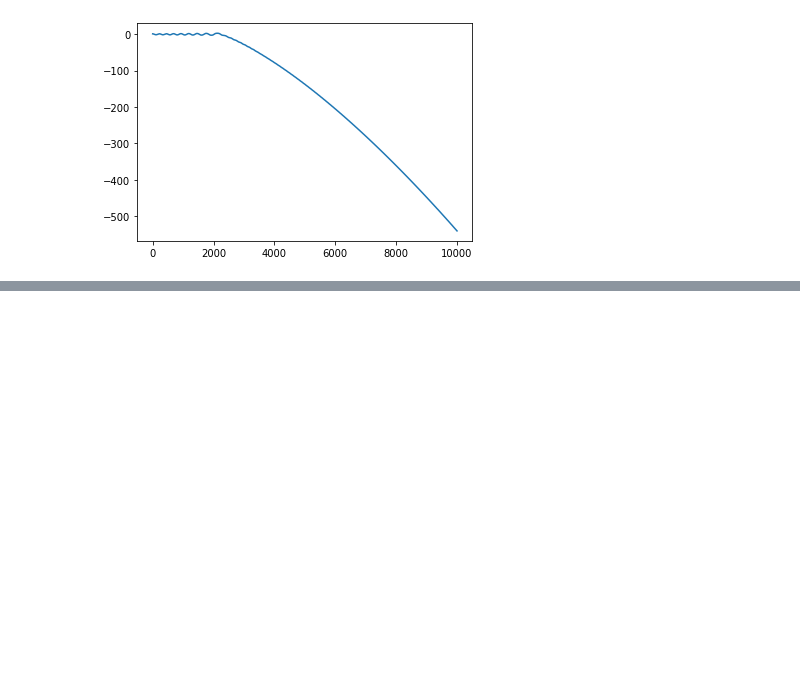
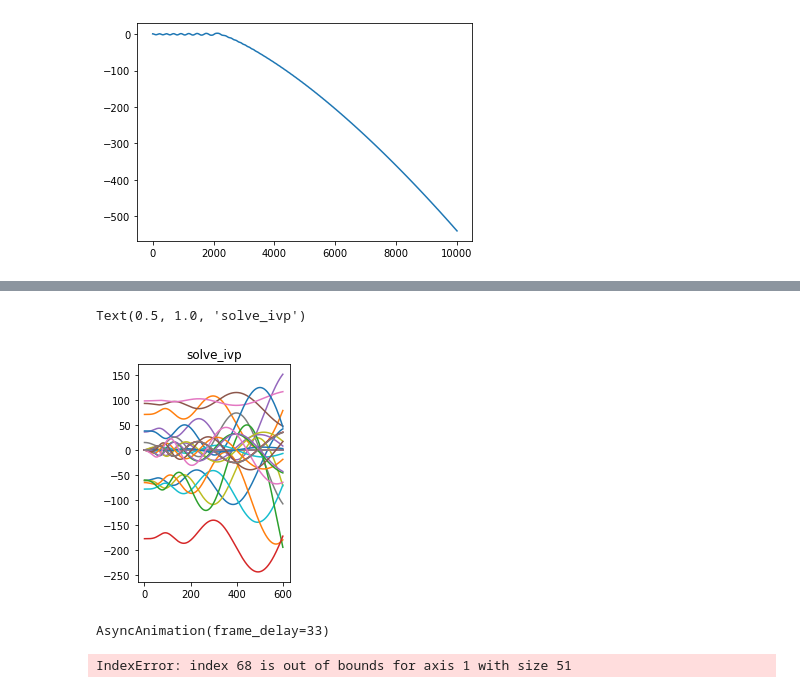
Before and after one commit to HassoPlattnerInstituteHCI/Algorithmic-Folding, a Jupyter notebook: linkage_simulation_diffeq.ipynb, the cells around one changed output, grey strips where cells are left out. Cells and saved outputs as stored; diff of their text form; code cells hidden in the pictures; blank space fills up the shorter version.

```diff
--- a/linkage_simulation_diffeq.ipynb
+++ b/linkage_simulation_diffeq.ipynb
@@ -365,0 +370,16 @@ len(nodes)
+# %%
+fig = plt.figure()
+ax = fig.add_subplot(1, 2, 2)
+ax.plot(result.y[:, :].T)
+ax.set_title("solve_ivp")
+# %% [output]
+Text(0.5, 1.0, 'solve_ivp')
+[figure, added]
+# %%
+from drawSvg.widgets import AsyncAnimation
+
+widget2 = AsyncAnimation(fps=fps)
+widget2
+# %% [output]
+AsyncAnimation(frame_delay=33)
+IndexError: index 68 is out of bounds for axis 1 with size 51
```
Also changed, not shown: parts of 10 cells of this notebook.
